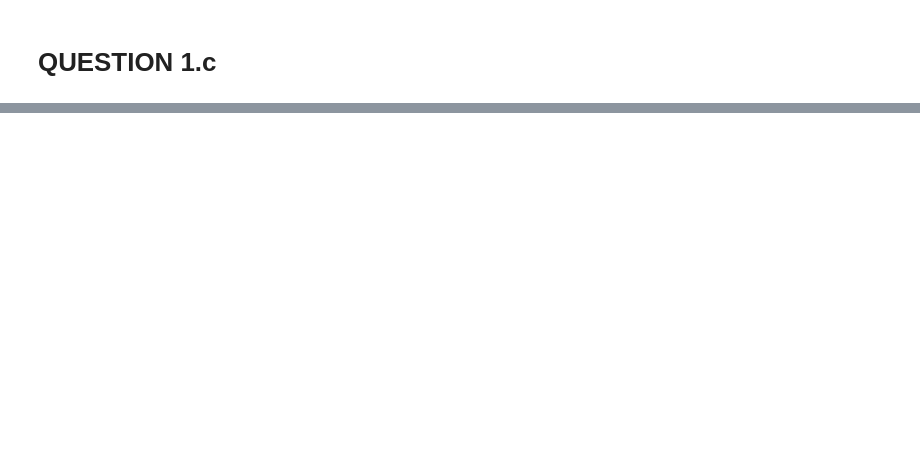
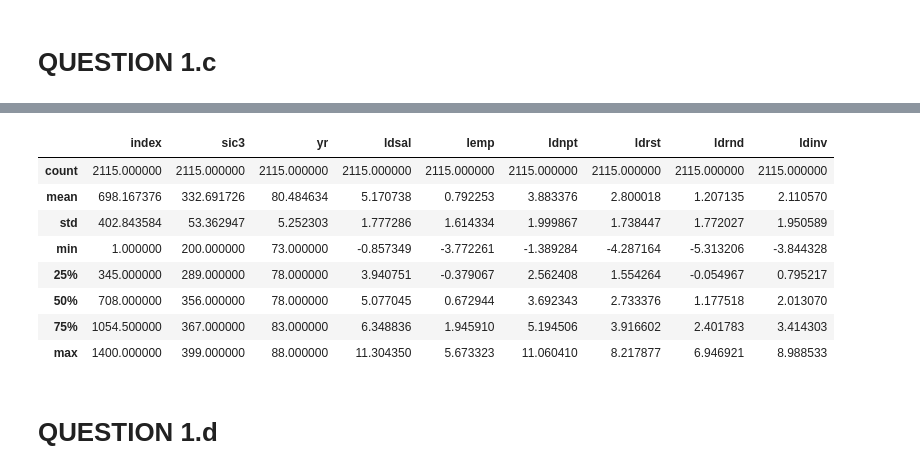
Before and after one commit to GuramL/IO-Assignment-2, a Jupyter notebook: Code.ipynb, the cells around one changed output, grey strips where cells are left out. Saved outputs shown, nothing was run; the diff lists cells and outputs as text; code cells hidden in the pictures; blank space fills up the shorter version.

```diff
--- a/Code.ipynb
+++ b/Code.ipynb
@@ -156,16 +156,3 @@ Notes:
 [1] Standard Errors assume that the covariance matrix of the errors is correctly specified.
 # %% [markdown]
 # **QUESTION 1.c**
-# %%
-
-# First, we need a multi-index: (firm, year)
-df_panel = df_unbalanced.set_index(['index','yr']).sort_index()
-
-# The PanelOLS formula approach:
-# Here 'ldsal' is the dependent variable,
-# 'lemp' and 'ldpt' are regressors, plus we include "EntityEffects" and "TimeEffects".
-fe_model = PanelOLS.from_formula(
-    formula='ldsal ~ 1 + lemp + ldnpt + EntityEffects + TimeEffects',
-    data=df_panel
-).fit()
-print(fe_model)
@@ -272,20 +158,0 @@ NameError: name 'df_unbalanced' is not defined
-# %%
-# 1) Suppose second_stage_model from OP gave us fitted values or residuals as firm TFP
-df_unbalanced['tfp_hat'] = second_stage_model.resid  # or fitted productivity measure
-
-# 2) Compute firm-year market share within each SIC3:
-df_unbalanced['sector_sales'] = df_unbalanced.groupby(['sic3','yr'])['ldsal'].transform(lambda x: x.sum())
-# CAREFUL: 'ldsal' is log(sales). We might want actual sales, not logs.
-# If you only have logs, do something like:
-df_unbalanced['sales'] = df_unbalanced['ldsal'].apply(np.exp)  # approximate real sales
-df_unbalanced['sector_sales'] = df_unbalanced.groupby(['sic3','yr'])['sales'].transform('sum')
-df_unbalanced['mshare'] = df_unbalanced['sales'] / df_unbalanced['sector_sales']
-
-# 3) Weighted TFP at sector-year level
-df_unbalanced['weighted_tfp'] = df_unbalanced['mshare'] * df_unbalanced['tfp_hat']
-
-# 4) Aggregate by sector-year
-sector_year_tfp = df_unbalanced.groupby(['sic3','yr'])['weighted_tfp'].sum().reset_index()
-sector_year_tfp.rename(columns={'weighted_tfp':'aggregate_tfp'}, inplace=True)
-
-print(sector_year_tfp)
@@ -293,0 +183,14 @@ NameError: name 'second_stage_model' is not defined
+# %%
+df_unbalanced.describe()
+# %% [output]
+|  | index | sic3 | yr | ldsal | lemp | ldnpt | ldrst | ldrnd | ldinv |
+| count | 2115.000000 | 2115.000000 | 2115.000000 | 2115.000000 | 2115.000000 | 2115.000000 | 2115.000000 | 2115.000000 | 2115.000000 |
+| mean | 698.167376 | 332.691726 | 80.484634 | 5.170738 | 0.792253 | 3.883376 | 2.800018 | 1.207135 | 2.110570 |
+| std | 402.843584 | 53.362947 | 5.252303 | 1.777286 | 1.614334 | 1.999867 | 1.738447 | 1.772027 | 1.950589 |
+| min | 1.000000 | 200.000000 | 73.000000 | -0.857349 | -3.772261 | -1.389284 | -4.287164 | -5.313206 | -3.844328 |
+| 25% | 345.000000 | 289.000000 | 78.000000 | 3.940751 | -0.379067 | 2.562408 | 1.554264 | -0.054967 | 0.795217 |
+| 50% | 708.000000 | 356.000000 | 78.000000 | 5.077045 | 0.672944 | 3.692343 | 2.733376 | 1.177518 | 2.013070 |
+| 75% | 1054.500000 | 367.000000 | 83.000000 | 6.348836 | 1.945910 | 5.194506 | 3.916602 | 2.401783 | 3.414303 |
+| max | 1400.000000 | 399.000000 | 88.000000 | 11.304350 | 5.673323 | 11.060410 | 8.217877 | 6.946921 | 8.988533 |
+# %% [markdown]
+# **QUESTION 1.d**
```
Also changed, not shown: parts of 9 cells of this notebook.
